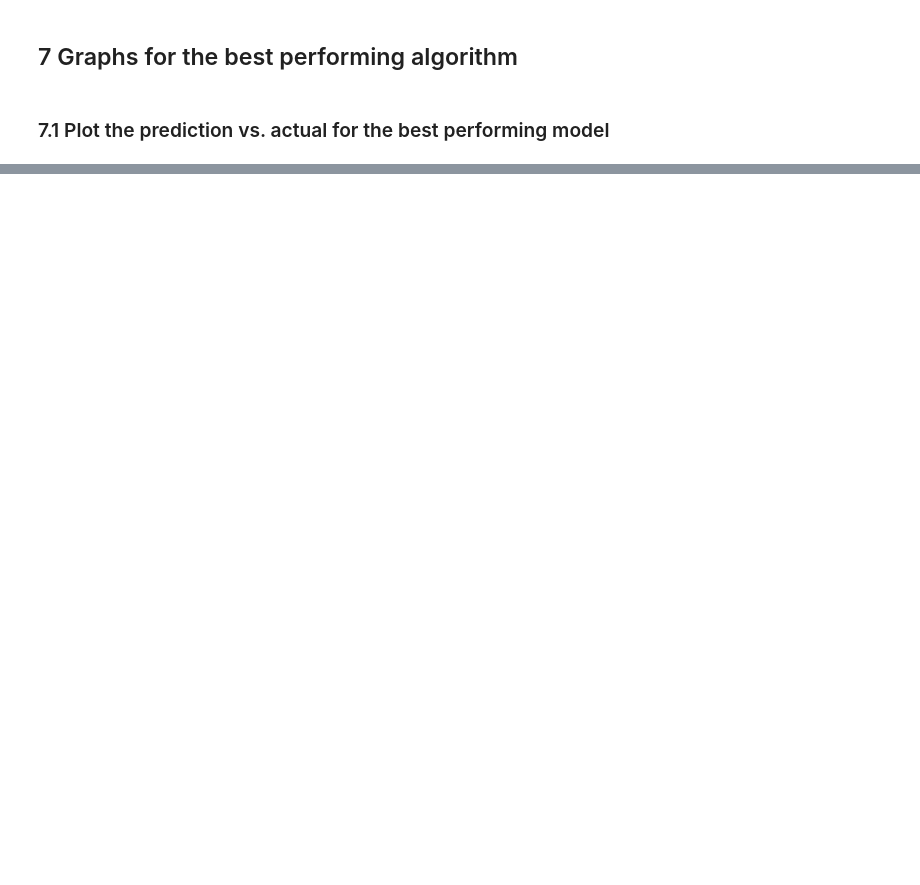
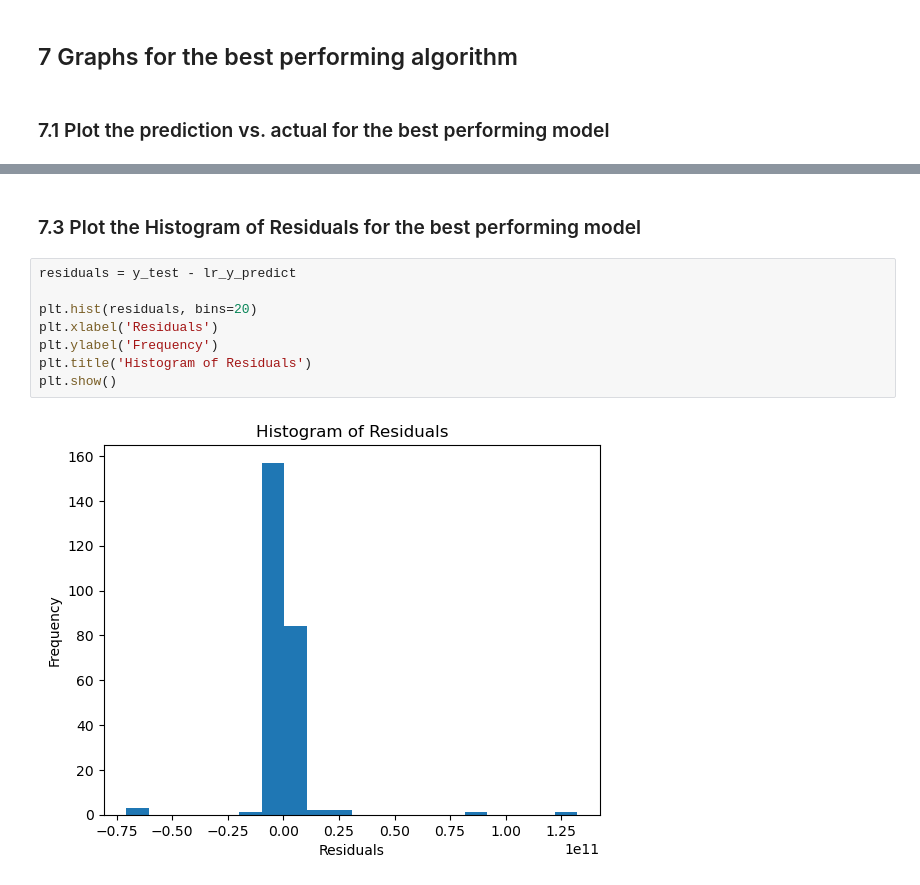
Before and after one commit to Nelius1k/Regression-Model, a Jupyter notebook: co2-Emissions.ipynb, the cells around one changed output, grey strips where cells are left out. Saved outputs shown, nothing was run; the diff lists cells and outputs as text; blank space fills up the shorter version.

```diff
--- a/co2-Emissions.ipynb
+++ b/co2-Emissions.ipynb
@@ -611,0 +612,12 @@ plt.show()
+# %% [markdown]
+### 7.3 Plot the Histogram of Residuals for the best performing model
+# %%
+residuals = y_test - lr_y_predict
+
+plt.hist(residuals, bins=20)
+plt.xlabel('Residuals')
+plt.ylabel('Frequency')
+plt.title('Histogram of Residuals')
+plt.show()
+# %% [output]
+[figure, added]
```
Also changed, not shown: parts of 23 cells of this notebook.
